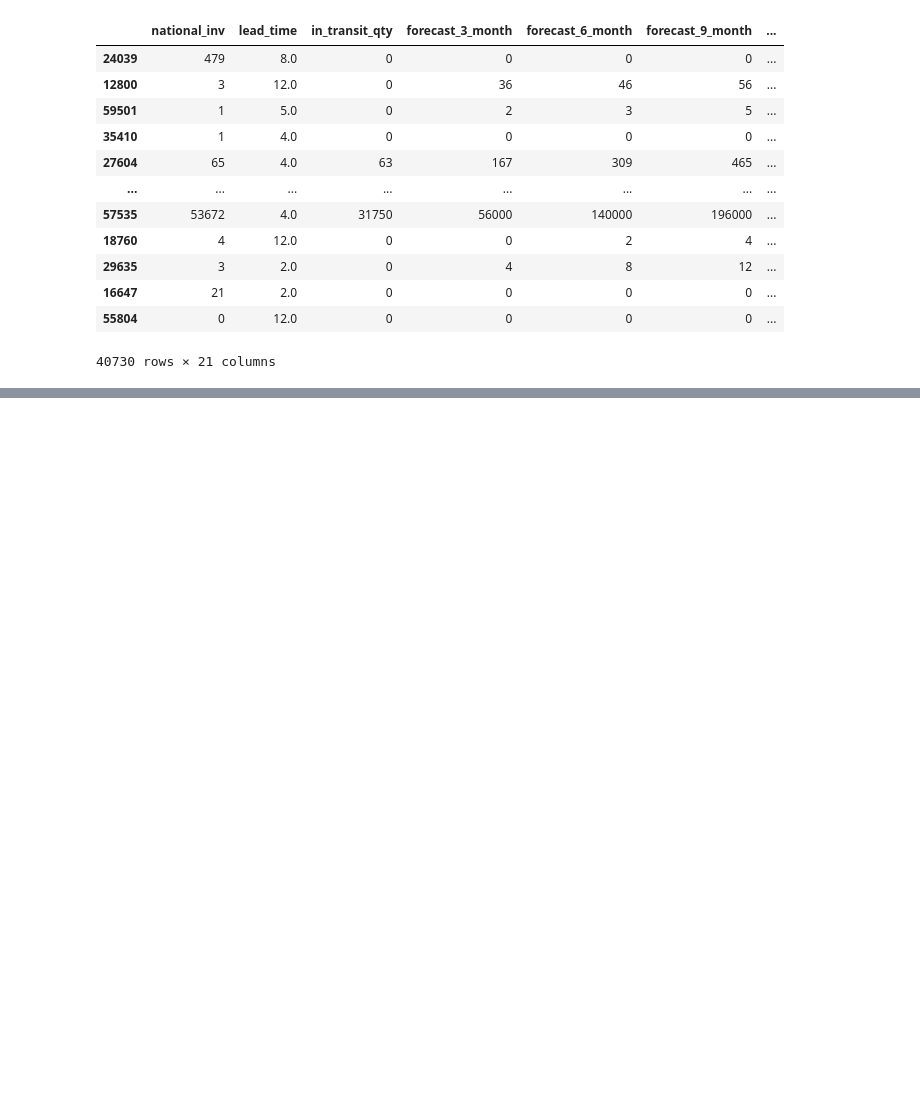
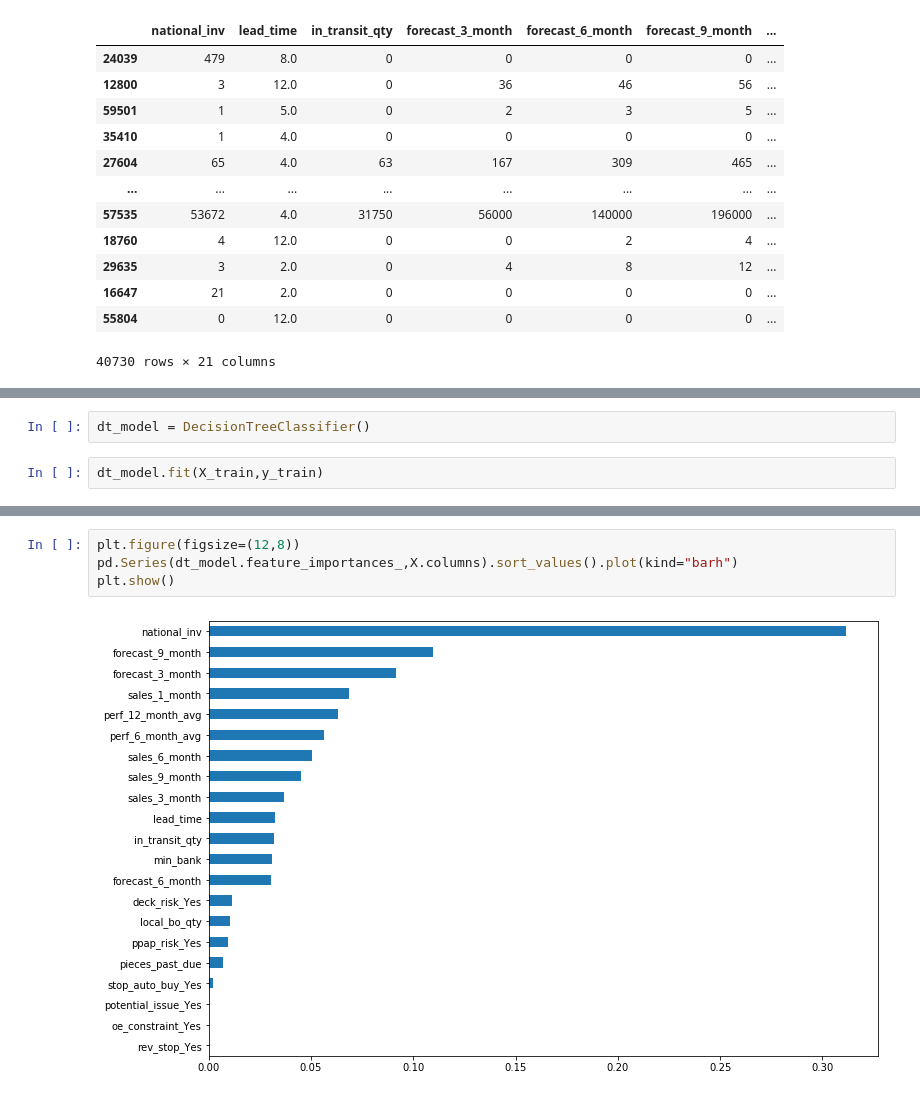
Before and after one commit to shariff94/DescionTrees, a Jupyter notebook: DecionModel-1.ipynb, the cells around one changed output, grey strips where cells are left out. Drawn from its saved outputs; the diff is of its cells as text; blank space fills up the shorter version.

```diff
--- a/DecionModel-1.ipynb
+++ b/DecionModel-1.ipynb
@@ -303,0 +330,4 @@ X_train
+# %%
+dt_model = DecisionTreeClassifier()
+# %%
+dt_model.fit(X_train,y_train)
@@ -303,0 +377,6 @@ X_train
+# %%
+plt.figure(figsize=(12,8))
+pd.Series(dt_model.feature_importances_,X.columns).sort_values().plot(kind="barh")
+plt.show()
+# %% [output]
+[figure, added]
```
Also changed, not shown: parts of 20 cells of this notebook.
